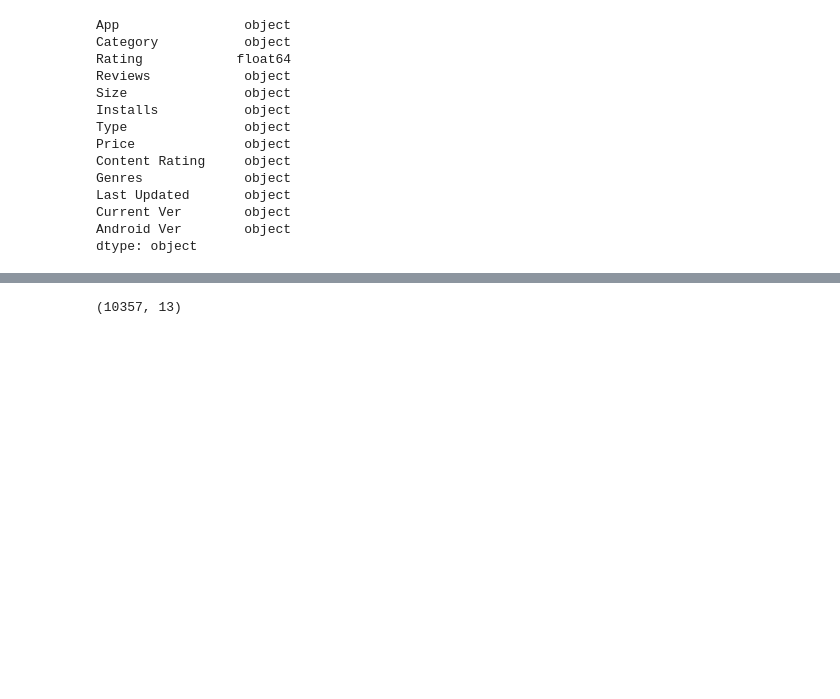
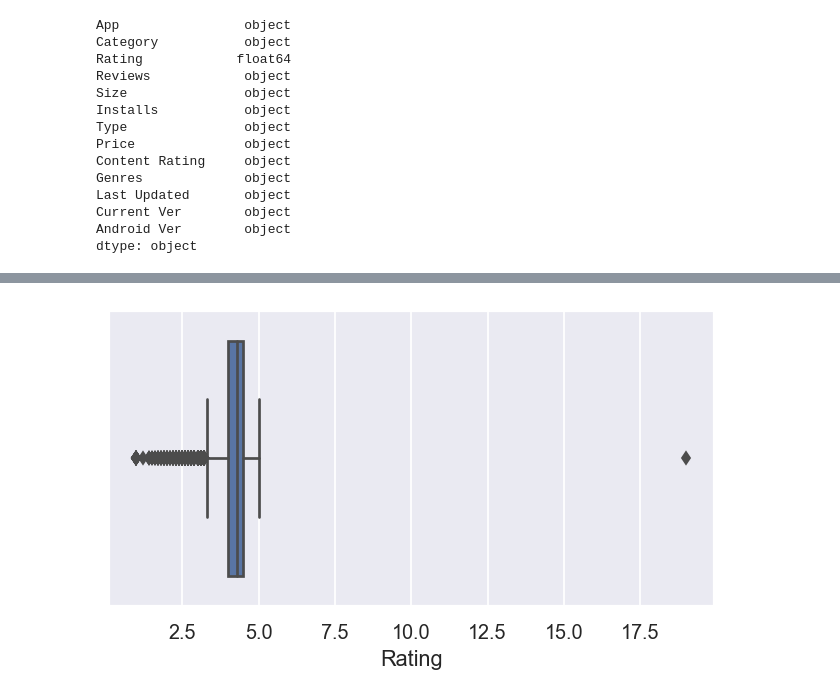
Before and after one commit to Manav099/ExploratoryDataAnalysis, a Jupyter notebook: Project01-googleplaystore/GooglePlayStore.ipynb, the cells around one changed output, grey strips where cells are left out. Cells and saved outputs as stored; diff of their text form; code cells hidden in the pictures; blank space fills up the shorter version.

```diff
--- a/Project01-googleplaystore/GooglePlayStore.ipynb
+++ b/Project01-googleplaystore/GooglePlayStore.ipynb
@@ -234,2 +179,0 @@ print(df['Rating'].max())
-# %%
-df['Rating'].fillna(df['Rating'].mean(), inplace=True)
@@ -264,2 +179,0 @@ array(['Free', 'Paid', nan], dtype=object)
-# %%
-df['Type'] = df.apply(lambda x: "Free" if x['Price'] == 0 else "Paid", axis=1)
@@ -325,3 +179,0 @@ dtype: object
-# %%
-df['Current Ver'] = df['Current Ver'].fillna(df['Current Ver'].mode().iloc[0])
-df['Android Ver'] = df['Android Ver'].fillna(df['Android Ver'].mode().iloc[0])
@@ -372,6 +179,0 @@ df.loc[df.duplicated()]
-# %%
-df = df.drop_duplicates()
-# %%
-df.shape
-# %% [output]
-(10357, 13)
@@ -377,0 +182,7 @@ df.shape
+# %%
+plt.figure(figsize=(6,3), dpi=130)
+sns.set_style('darkgrid')
+sns.boxplot(data=df, x='Rating')
+plt.show();
+# %% [output]
+[figure, added]
```
Also changed, not shown: parts of 62 cells of this notebook.
